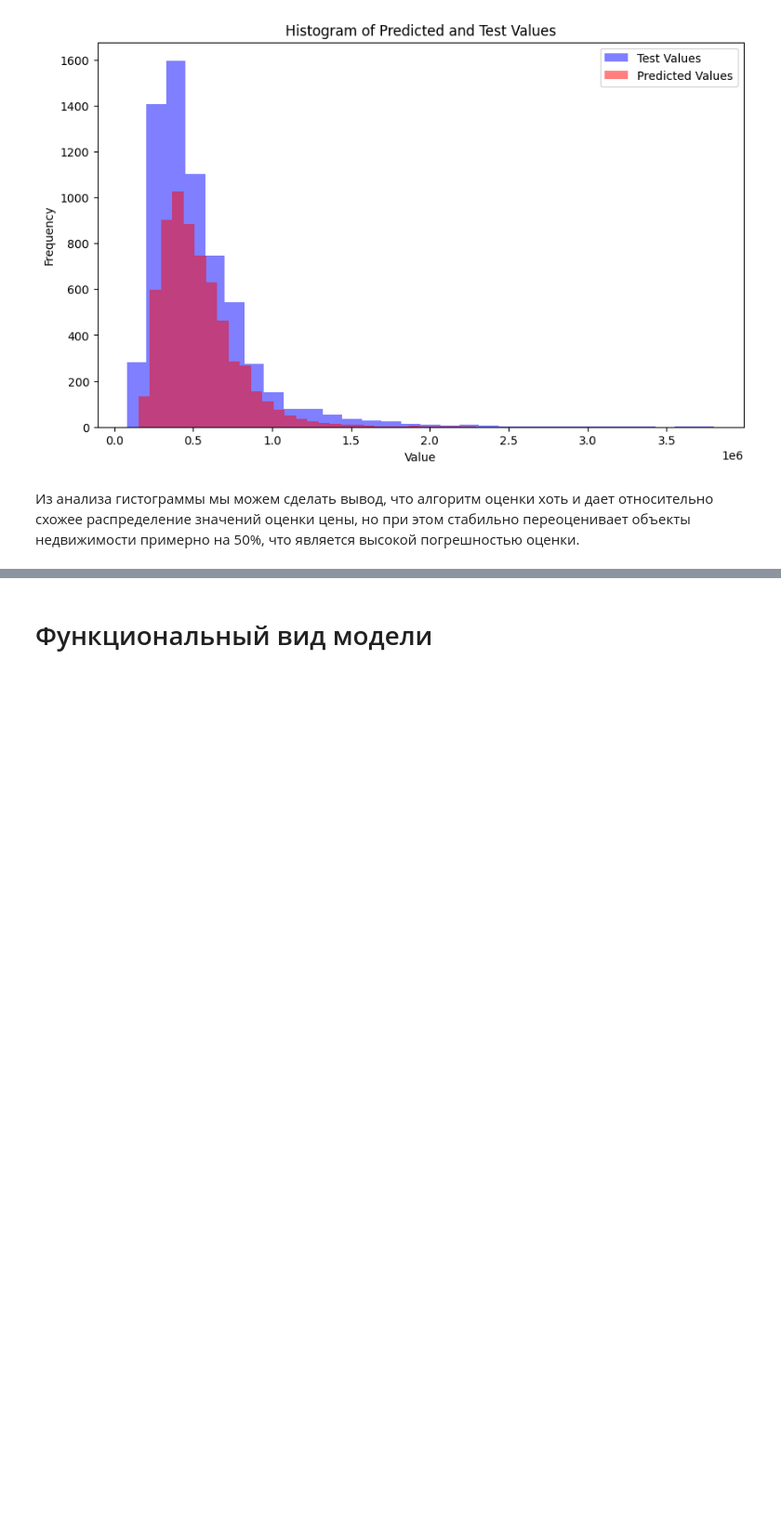
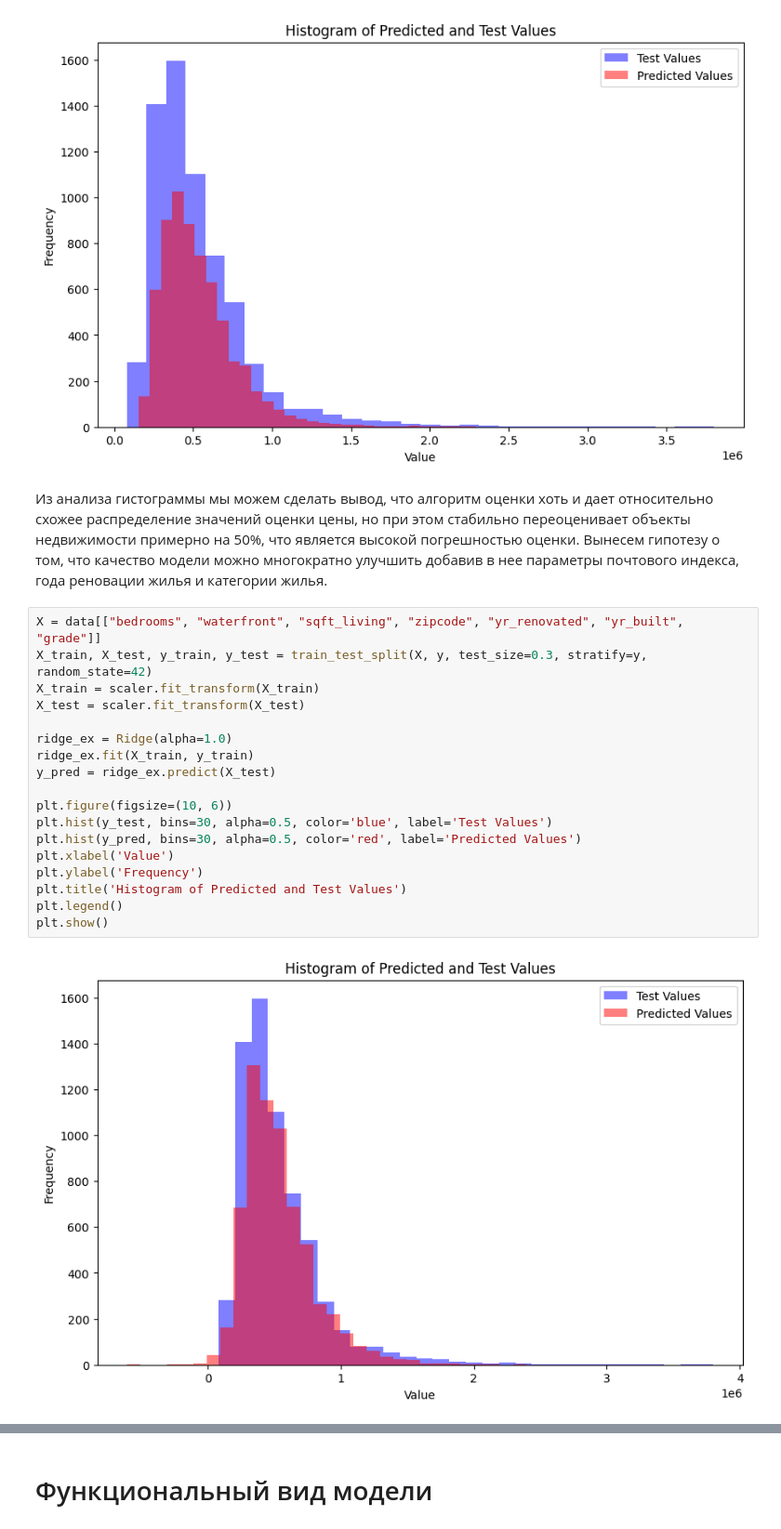
Before and after one commit to lehadnk/t8-ai, a Jupyter notebook: t8hw.ipynb, the cells around one changed output, grey strips where cells are left out. Shown: that part at 93% size. Cells and saved outputs as stored; diff of their text form; blank space fills up the shorter version.

```diff
--- a/t8hw.ipynb
+++ b/t8hw.ipynb
@@ -182,4 +210,24 @@ plt.show()
 # %% [output]
 [figure]
 # %% [markdown]
-Из анализа гистограммы мы можем сделать вывод, что алгоритм оценки хоть и дает относительно схожее распределение значений оценки цены, но при этом стабильно переоценивает объекты недвижимости примерно на 50%, что является высокой погрешностью оценки.
+Из анализа гистограммы мы можем сделать вывод, что алгоритм оценки хоть и дает относительно схожее распределение значений оценки цены, но при этом стабильно переоценивает объекты недвижимости примерно на 50%, что является высокой погрешностью оценки. Вынесем гипотезу о том, что качество модели можно многократно улучшить добавив в нее параметры почтового индекса, года реновации жилья и категории жилья.
+# %%
+X = data[["bedrooms", "waterfront", "sqft_living", "zipcode", "yr_renovated", "yr_built", "grade"]]
+X_train, X_test, y_train, y_test = train_test_split(X, y, test_size=0.3, stratify=y, random_state=42)
+X_train = scaler.fit_transform(X_train)
+X_test = scaler.fit_transform(X_test)
+
+ridge_ex = Ridge(alpha=1.0)
+ridge_ex.fit(X_train, y_train)
+y_pred = ridge_ex.predict(X_test)
+
+plt.figure(figsize=(10, 6))
+plt.hist(y_test, bins=30, alpha=0.5, color='blue', label='Test Values')
+plt.hist(y_pred, bins=30, alpha=0.5, color='red', label='Predicted Values')
+plt.xlabel('Value')
+plt.ylabel('Frequency')
+plt.title('Histogram of Predicted and Test Values')
+plt.legend()
+plt.show()
+# %% [output]
+[figure, added]
```
Also changed, not shown: parts of 7 cells of this notebook.
